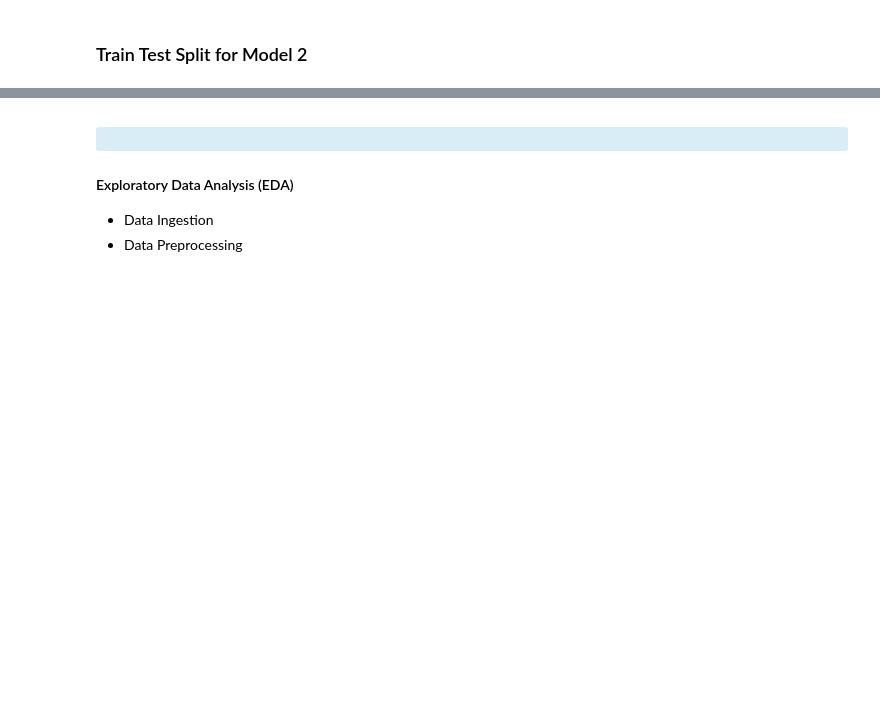
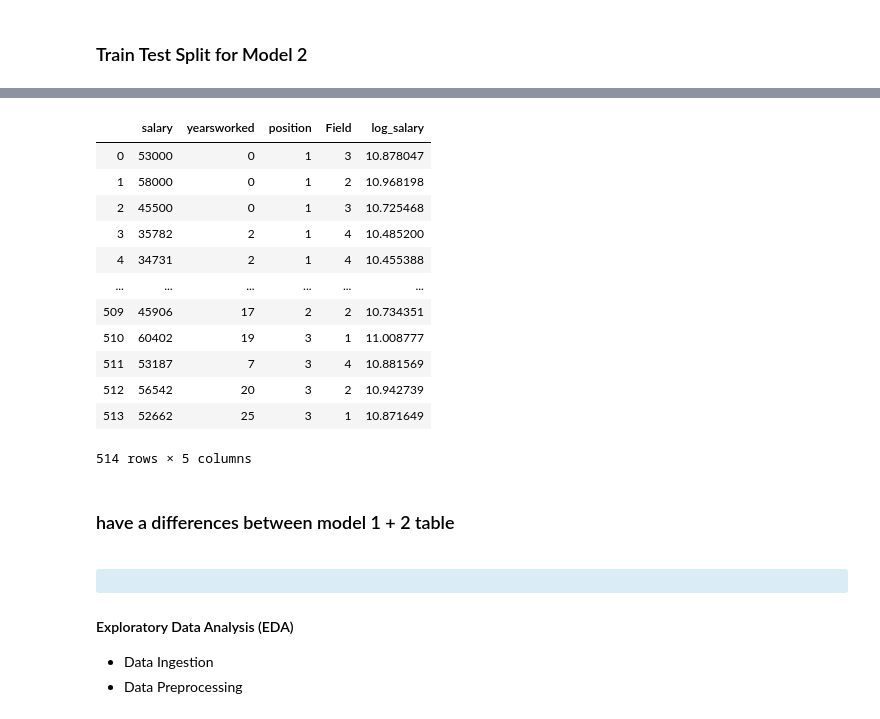
Before and after one commit to MphoKhotleng/OOP_for_DataScience, a Jupyter notebook: OOP_MLR.ipynb, the cells around one changed output, grey strips where cells are left out. Saved outputs shown, nothing was run; the diff lists cells and outputs as text; code cells hidden in the pictures; blank space fills up the shorter version.

```diff
--- a/OOP_MLR.ipynb
+++ b/OOP_MLR.ipynb
@@ -181,3 +253,19 @@ Warnings:
+# %%
+oop
+# %% [output]
+|  | salary | yearsworked | position | Field | log_salary |
+| 0 | 53000 | 0 | 1 | 3 | 10.878047 |
+| 1 | 58000 | 0 | 1 | 2 | 10.968198 |
+| 2 | 45500 | 0 | 1 | 3 | 10.725468 |
+| 3 | 35782 | 2 | 1 | 4 | 10.485200 |
+| 4 | 34731 | 2 | 1 | 4 | 10.455388 |
+| ... | ... | ... | ... | ... | ... |
+| 509 | 45906 | 17 | 2 | 2 | 10.734351 |
+| 510 | 60402 | 19 | 3 | 1 | 11.008777 |
+| 511 | 53187 | 7 | 3 | 4 | 10.881569 |
+| 512 | 56542 | 20 | 3 | 2 | 10.942739 |
+| 513 | 52662 | 25 | 3 | 1 | 10.871649 |
+514 rows × 5 columns
 # %%
 # model2 = sm.add_constant(X_train2)
 # model2 = sm.OLS(y_train2, X_2).fit()
@@ -186,6 +274,8 @@ Warnings:
 # model2 = sm.add_constant(X_train2)
 # model2 = sm.OLS(y_train2, X_2).fit()
 # # model2.summary()
+# %% [markdown]
+### have a differences between model 1 + 2 table
 # %% [markdown]
 <a id='EDA'></a> <div class="alert alert-block alert-info">
 
```
Also changed, not shown: parts of 31 cells of this notebook.
